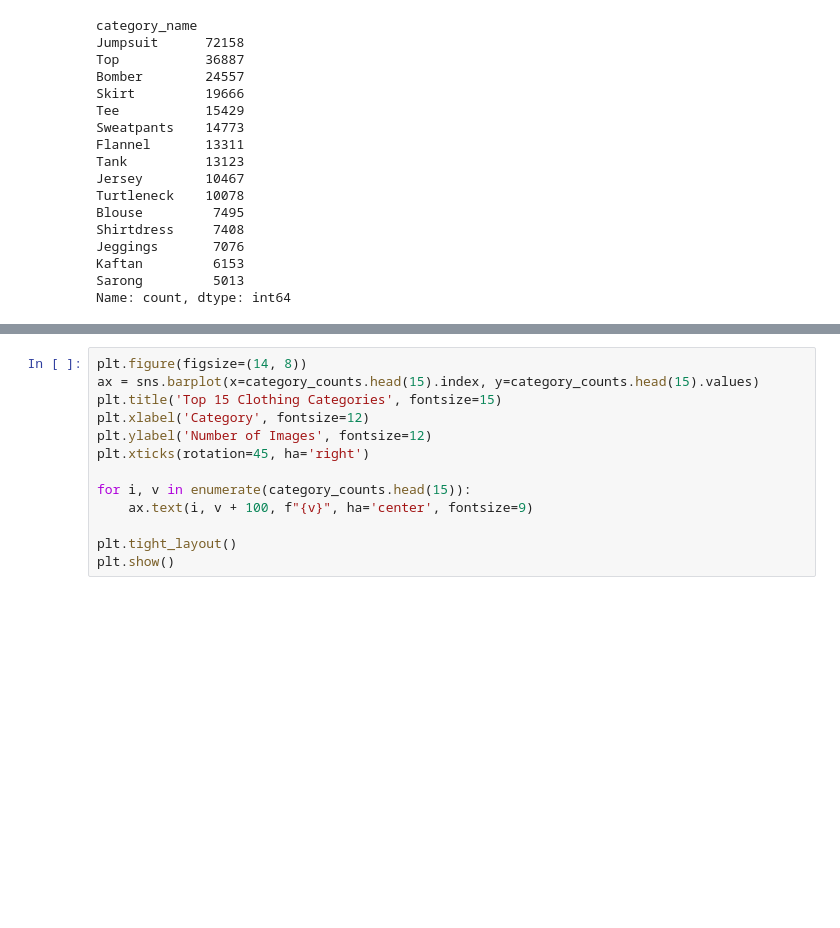
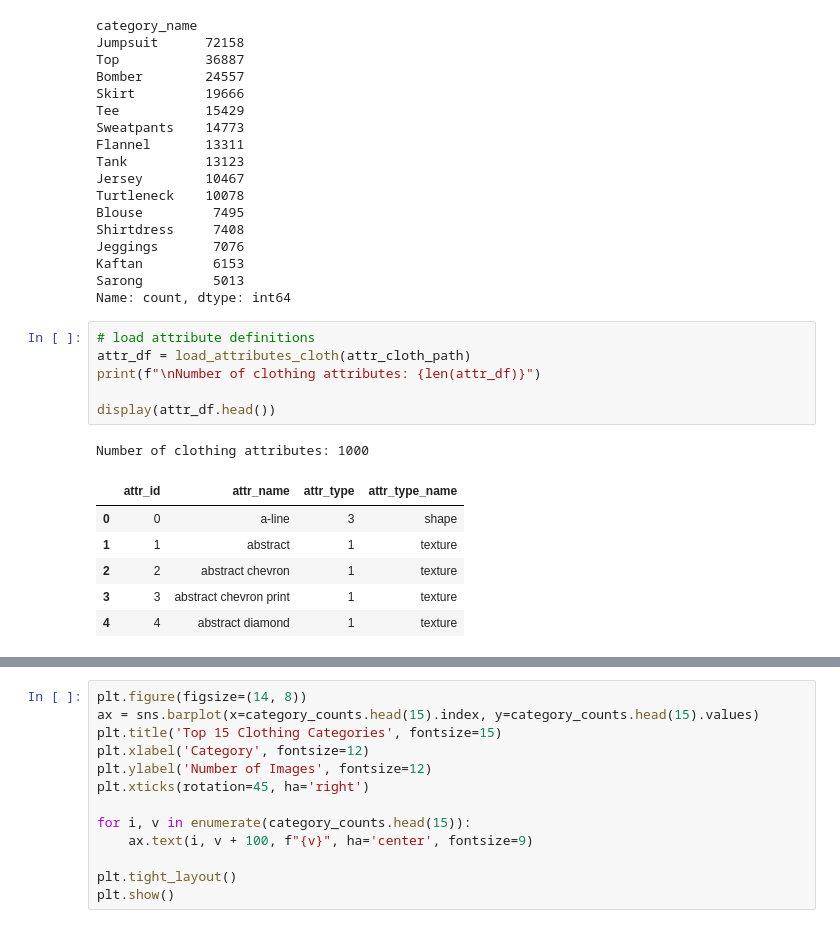
Before and after one commit to danish7x7/cmpe-256-project, a Jupyter notebook: notebooks/eda_preprocessing.ipynb, the cells around one changed output, grey strips where cells are left out. Saved outputs shown, nothing was run; the diff lists cells and outputs as text; blank space fills up the shorter version.

```diff
--- a/notebooks/eda_preprocessing.ipynb
+++ b/notebooks/eda_preprocessing.ipynb
@@ -209,3 +281,17 @@ Jeggings       7076
 Kaftan         6153
 Sarong         5013
 Name: count, dtype: int64
+# %%
+# load attribute definitions
+attr_df = load_attributes_cloth(attr_cloth_path)
+print(f"\nNumber of clothing attributes: {len(attr_df)}")
+
+display(attr_df.head())
+# %% [output]
+Number of clothing attributes: 1000
+|  | attr_id | attr_name | attr_type | attr_type_name |
+| 0 | 0 | a-line | 3 | shape |
+| 1 | 1 | abstract | 1 | texture |
+| 2 | 2 | abstract chevron | 1 | texture |
+| 3 | 3 | abstract chevron print | 1 | texture |
+| 4 | 4 | abstract diamond | 1 | texture |
```
Also changed, not shown: parts of 8 cells of this notebook.
